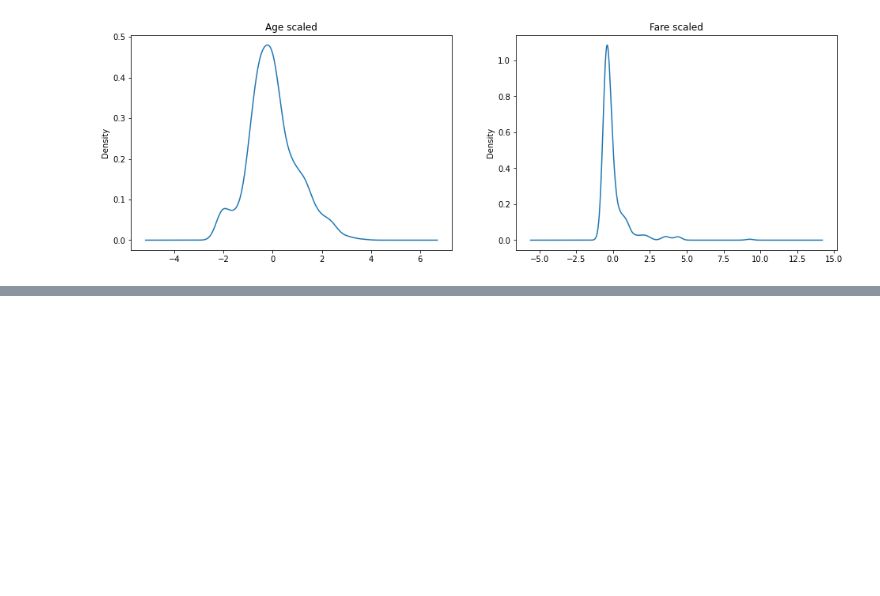
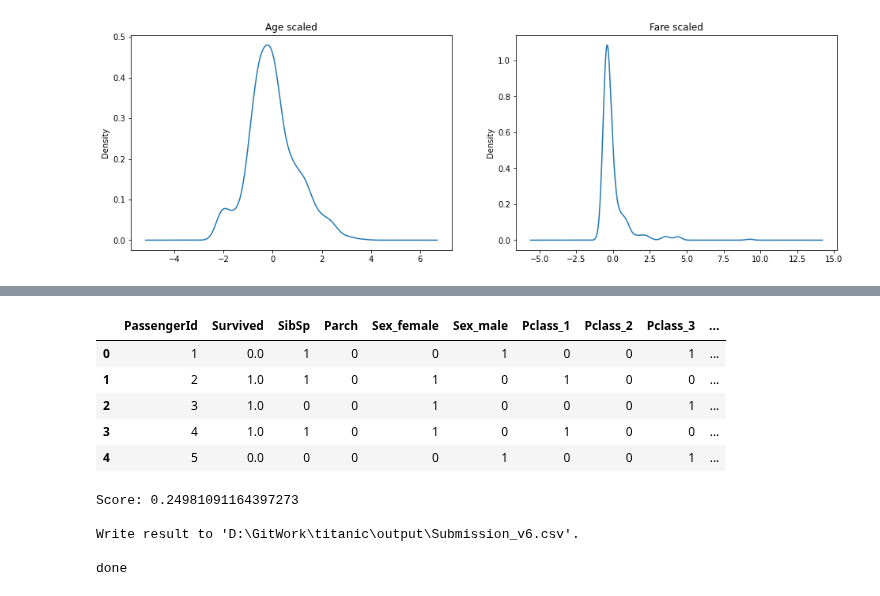
Before and after one commit to morpheus9631/titanic, a Jupyter notebook: ipynb/train_v6.ipynb, the cells around one changed output, grey strips where cells are left out. Cells and saved outputs as stored; diff of their text form; code cells hidden in the pictures; blank space fills up the shorter version.

```diff
--- a/ipynb/train_v6.ipynb
+++ b/ipynb/train_v6.ipynb
@@ -401,0 +460,51 @@ display(bad_cases)
+# %%
+from sklearn.ensemble import BaggingRegressor
+
+ds_data = dataset.filter(regex='PassengerId|Survived|Age_.*|SibSp|Parch|Fare_.*|Cabin_.*|Embarked_.*|Sex_.*|Pclass_.*')
+display(ds_data.head())
+
+len_train = len(df_train)
+ds_tran = ds_data[:len_train]
+ds_test = ds_data[len_train:]
+
+col_selected = ds_tran.columns.drop(['PassengerId','Survived'])
+trainX = ds_tran[col_selected]
+trainY = ds_tran.Survived
+
+lr = linear_model.LogisticRegression(C=1.0, penalty='l1', solver='liblinear', tol=1e-6)
+blr = BaggingRegressor(
+    lr,
+    n_estimators=20,
+    max_samples=0.8,
+    max_features=1.0,
+    bootstrap=True,
+    bootstrap_features=False,
+    n_jobs=-1,
+    oob_score=True
+).fit(trainX, trainY)
+
+print('Score:', blr.oob_score_)
+
+testX = ds_test[col_selected]
+
+predictions = blr.predict(testX)
+ds_test['Survived'] = predictions.astype(int)
+
+col_selected = ['PassengerId', 'Survived']
+submit = join(OutPath, 'Submission_v6.csv')
+ds_test[col_selected].to_csv(submit, index=False)
+print("\nWrite result to '{}'.".format(submit))
+
+print('\ndone')
+# %% [output]
+|  | PassengerId | Survived | SibSp | Parch | Sex_female | Sex_male | Pclass_1 | Pclass_2 | Pclass_3 | ... |
+| 0 | 1 | 0.0 | 1 | 0 | 0 | 1 | 0 | 0 | 1 | ... |
+| 1 | 2 | 1.0 | 1 | 0 | 1 | 0 | 1 | 0 | 0 | ... |
+| 2 | 3 | 1.0 | 0 | 0 | 1 | 0 | 0 | 0 | 1 | ... |
+| 3 | 4 | 1.0 | 1 | 0 | 1 | 0 | 1 | 0 | 0 | ... |
+| 4 | 5 | 0.0 | 0 | 0 | 0 | 1 | 0 | 0 | 1 | ... |
+Score: 0.24981091164397273
+
+Write result to 'D:\GitWork\titanic\output\Submission_v6.csv'.
+
+done
```
Also changed, not shown: parts of 5 cells of this notebook, 1 other file.
